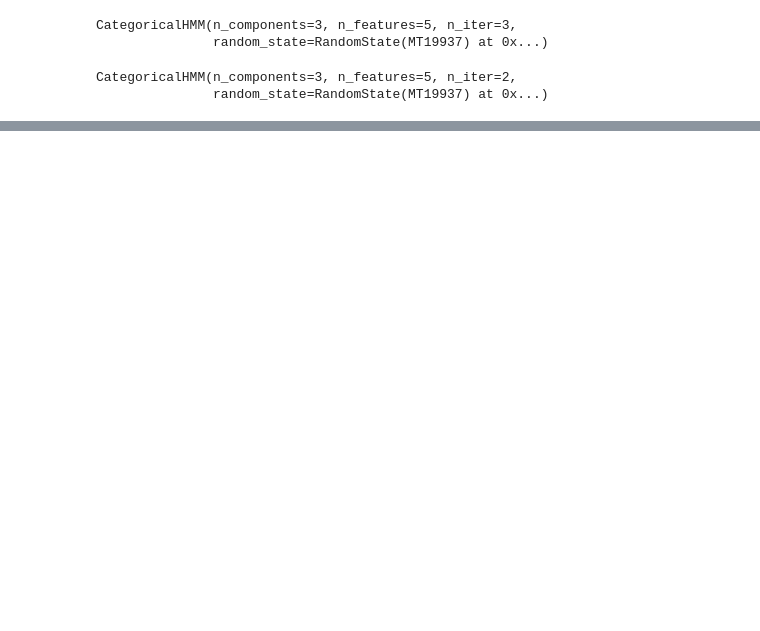
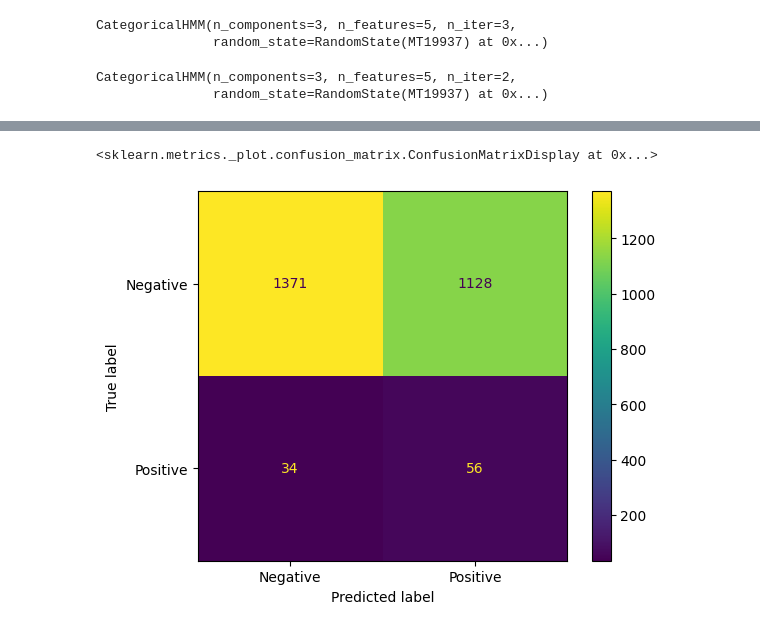
Before and after one commit to ronithrnair/HMM-for-HDD-Failure, a Jupyter notebook: HMM-for-HDD-Failure/src/Markov_HDD.ipynb, the cells around one changed output, grey strips where cells are left out. Cells and saved outputs as stored; diff of their text form; code cells hidden in the pictures; blank space fills up the shorter version.

```diff
--- a/HMM-for-HDD-Failure/src/Markov_HDD.ipynb
+++ b/HMM-for-HDD-Failure/src/Markov_HDD.ipynb
@@ -210,3 +214,32 @@ model2.fit(smart_1_success, lengths2)
 # %% [output]
 CategoricalHMM(n_components=3, n_features=5, n_iter=2,
                random_state=RandomState(MT19937) at 0x...)
+# %%
+true_label = [1]*len(failure_test_len)+[0]*len(success_test_len)
+pred_label = []
+# %%
+def split_concatenated_arrays(concatenated_list, lengths):
+    original_arrays = []
+    start = 0
+
+    for length in lengths:
+        end = start + length
+        original_arrays.append(concatenated_list[start:end])
+        start = end
+
+    return original_arrays
+# %%
+failure_testset = split_concatenated_arrays(failure_test,failure_test_len)
+success_testset = split_concatenated_arrays(success_test,success_test_len)
+# %%
+for disk in failure_testset:
+    if(model1.score(disk) > model2.score(disk)):
+        pred_label.append(1)
+    else:
+        pred_label.append(0)
+
+for disk in success_testset:
+    if(model1.score(disk) > model2.score(disk)):
+        pred_label.append(1)
+    else:
+        pred_label.append(0)
@@ -212,0 +266,9 @@ CategoricalHMM(n_components=3, n_features=5, n_iter=2,
+# %%
+from sklearn.metrics import confusion_matrix,ConfusionMatrixDisplay,classification_report
+conf = confusion_matrix(true_label , pred_label)
+ConfusionMatrixDisplay(
+conf,display_labels = ['Negative','Positive']
+).plot()
+# %% [output]
+<sklearn.metrics._plot.confusion_matrix.ConfusionMatrixDisplay at 0x...>
+[figure, added]
```
Also changed, not shown: parts of 5 cells of this notebook, 1 other file.
